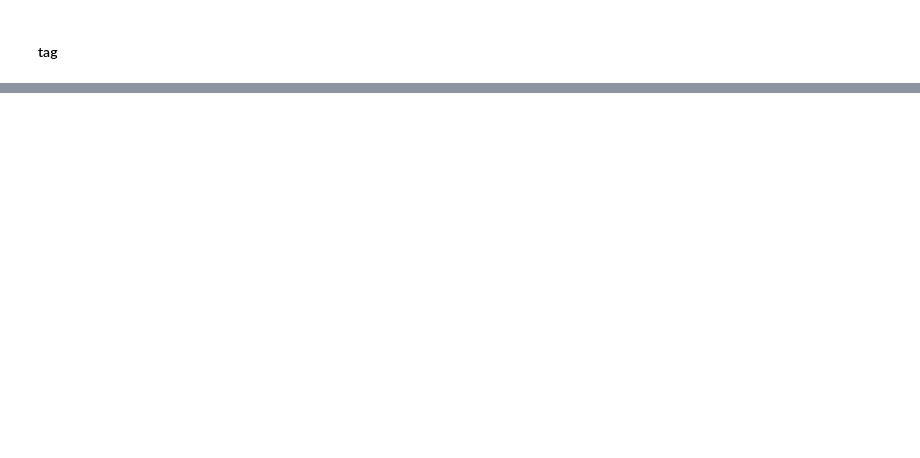
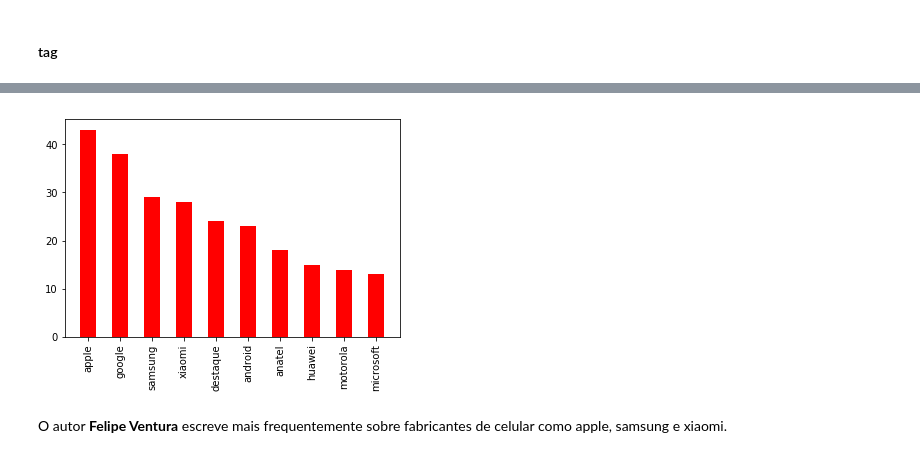
Before and after one commit to raphalencar/oncase, a Jupyter notebook: data_analysis.ipynb, the cells around one changed output, grey strips where cells are left out. Drawn from its saved outputs; the diff is of its cells as text; code cells hidden in the pictures; blank space fills up the shorter version.

```diff
--- a/data_analysis.ipynb
+++ b/data_analysis.ipynb
@@ -183,0 +191,20 @@ dict_keys(['AirPods', 'Apple', 'Apple AirPods', 'Apple AirPods Pro'])
+# %%
+# como visto anteriormente, o autor que mais escreveu foi Felipe Ventura
+q = 'author == "Felipe Ventura"'
+fv_tags = author_tag.query(q)['tag']
+
+fvTagList = []
+for t in list(fv_tags.values):
+    fvTagList += [i.strip() for i in t.split(',')]
+# %%
+# Plotando gráfico com as 5 tags mais utilizadas pelo Felipe Ventura
+counter = collections.Counter(fvTagList)
+common = dict(counter.most_common(n=10))
+
+plt.bar(common.keys(), common.values(), width=0.5, color='r')
+plt.xticks(rotation=90)
+plt.show()
+# %% [output]
+[figure, added]
+# %% [markdown]
+O autor **Felipe Ventura** escreve mais frequentemente sobre fabricantes de celular como apple, samsung e xiaomi.
```
Also changed, not shown: parts of 23 cells of this notebook.
